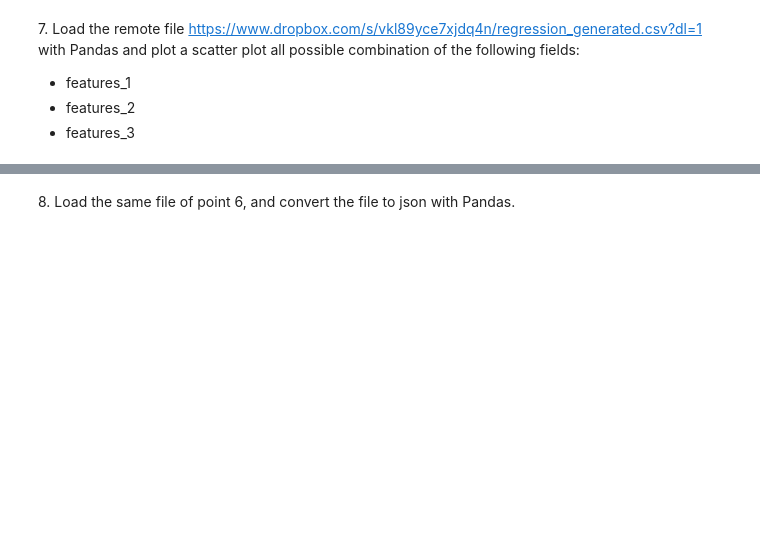
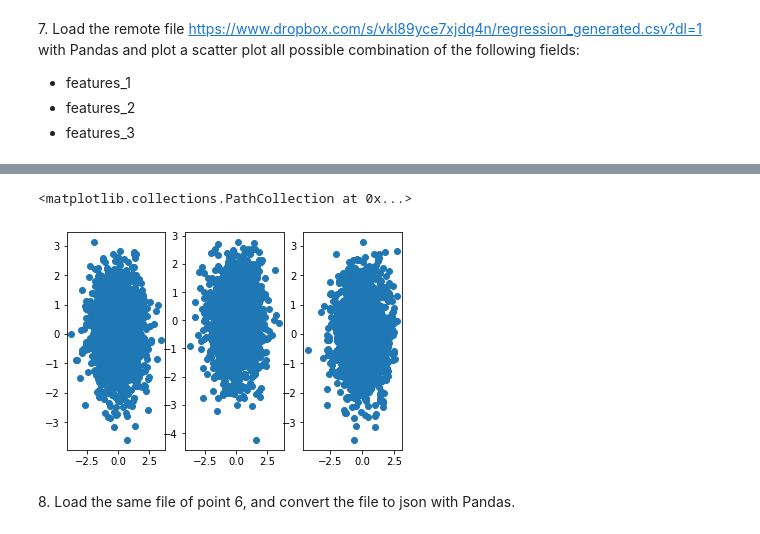
Before and after one commit to PhysicsOfData/LaboratoryOfComputationalPhysics_Y4, a Jupyter notebook: 04ex_OSEMN.ipynb, the cells around one changed output, grey strips where cells are left out. Drawn from its saved outputs; the diff is of its cells as text; code cells hidden in the pictures; blank space fills up the shorter version.

```diff
--- a/04ex_OSEMN.ipynb
+++ b/04ex_OSEMN.ipynb
@@ -31,3 +102,9 @@ Each character is composed by 6 bit (even the space) and the last 4 bit are just
   + features_1
   + features_2
   + features_3
+# %%
+import pandas as pd
+import matplotlib.pyplot as plt
+url="https://www.dropbox.com/s/dl/vkl89yce7xjdq4n/regression_generated.csv"
+df=pd.read_csv(url)
+df
@@ -34,2 +125,10 @@ Each character is composed by 6 bit (even the space) and the last 4 bit are just
+# %%
+f, (ax0, ax1, ax2) = plt.subplots(1, 3)
+ax0.scatter(df["features_1"],df["features_2"])
+ax1.scatter(df["features_1"],df["features_3"])
+ax2.scatter(df["features_3"],df["features_2"])
+# %% [output]
+<matplotlib.collections.PathCollection at 0x...>
+[figure, added]
 # %% [markdown]
 8\. Load the same file of point 6, and convert the file to json with Pandas.
```
Also changed, not shown: parts of 12 cells of this notebook, 8 other files.
